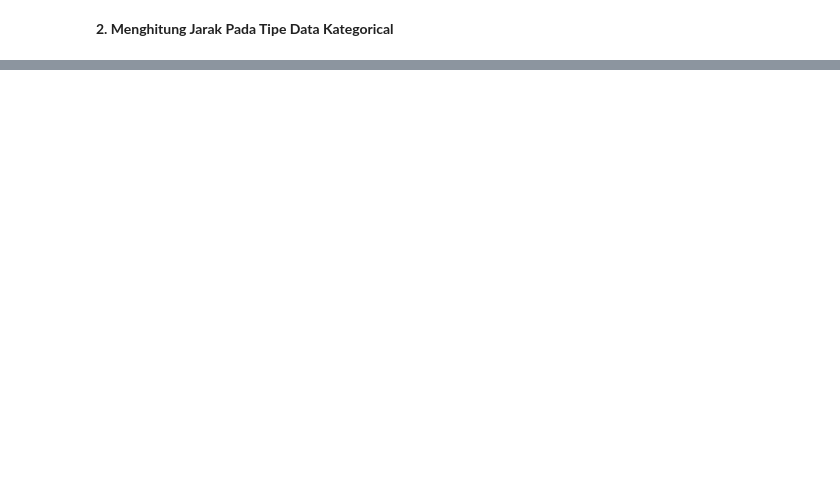
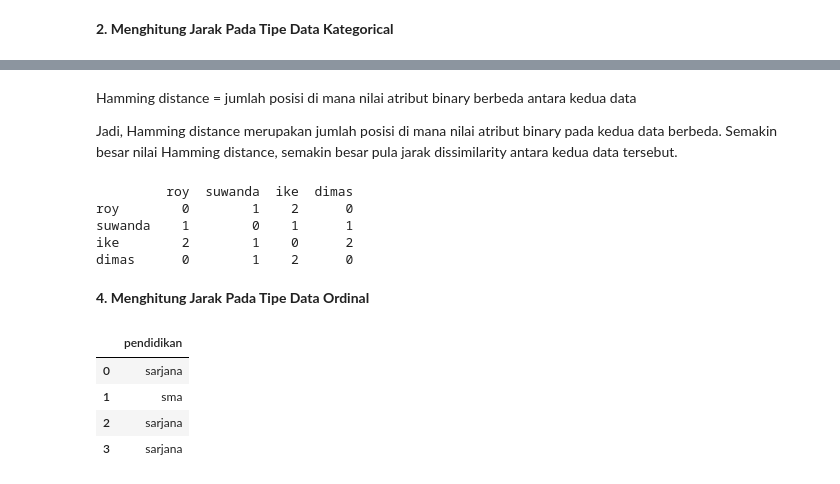
Before and after one commit to RoySuwanda-21-046/pendata, a Jupyter notebook: _sources/Tugas 1_210411100046_Tugas Menghitung Jarak Data.ipynb, the cells around one changed output, grey strips where cells are left out. Saved outputs shown, nothing was run; the diff lists cells and outputs as text; code cells hidden in the pictures; blank space fills up the shorter version.

```diff
--- a/_sources/Tugas 1_210411100046_Tugas Menghitung Jarak Data.ipynb
+++ b/_sources/Tugas 1_210411100046_Tugas Menghitung Jarak Data.ipynb
@@ -139,0 +260,51 @@ print('Jarak dissimilarity Gaji antara roy dan suwanda adalah:', jarak)
+# %% [markdown]
+Hamming distance = jumlah posisi di mana nilai atribut binary berbeda antara kedua data
+
+Jadi, Hamming distance merupakan jumlah posisi di mana nilai atribut binary pada kedua data berbeda. Semakin besar nilai Hamming distance, semakin besar pula jarak dissimilarity antara kedua data tersebut.
+# %%
+# Load data
+df = df.head()
+
+# Define binary attributes
+binary_attrs = ["jenis kelamin", "status"]
+
+# Define function to calculate Hamming distance
+def hamming_distance(x, y):
+    dist = 0
+    for attr in binary_attrs:
+        if x[attr] != y[attr]:
+            dist += 1
+    return dist
+
+# Calculate dissimilarity matrix using Hamming distance
+n = len(df)
+dissimilarity = [[0] * n for i in range(n)]
+for i in range(n):
+    for j in range(i+1, n):
+        dist = hamming_distance(df.iloc[i], df.iloc[j])
+        dissimilarity[i][j] = dist
+        dissimilarity[j][i] = dist
+
+# Create DataFrame for dissimilarity matrix
+cols = df["nama"].tolist()
+dissimilarity_df = pd.DataFrame(dissimilarity, columns=cols, index=cols)
+
+# Print dissimilarity DataFrame
+print(dissimilarity_df)
+# %% [output]
+         roy  suwanda  ike  dimas
+roy        0        1    2      0
+suwanda    1        0    1      1
+ike        2        1    0      2
+dimas      0        1    2      0
+# %% [markdown]
+**4. Menghitung Jarak Pada Tipe Data Ordinal**
+# %%
+data_pendidikan = df[["pendidikan"]]
+data_pendidikan
+# %% [output]
+|  | pendidikan |
+| 0 | sarjana |
+| 1 | sma |
+| 2 | sarjana |
+| 3 | sarjana |
```
Also changed, not shown: parts of 18 cells of this notebook, 4 other files.
